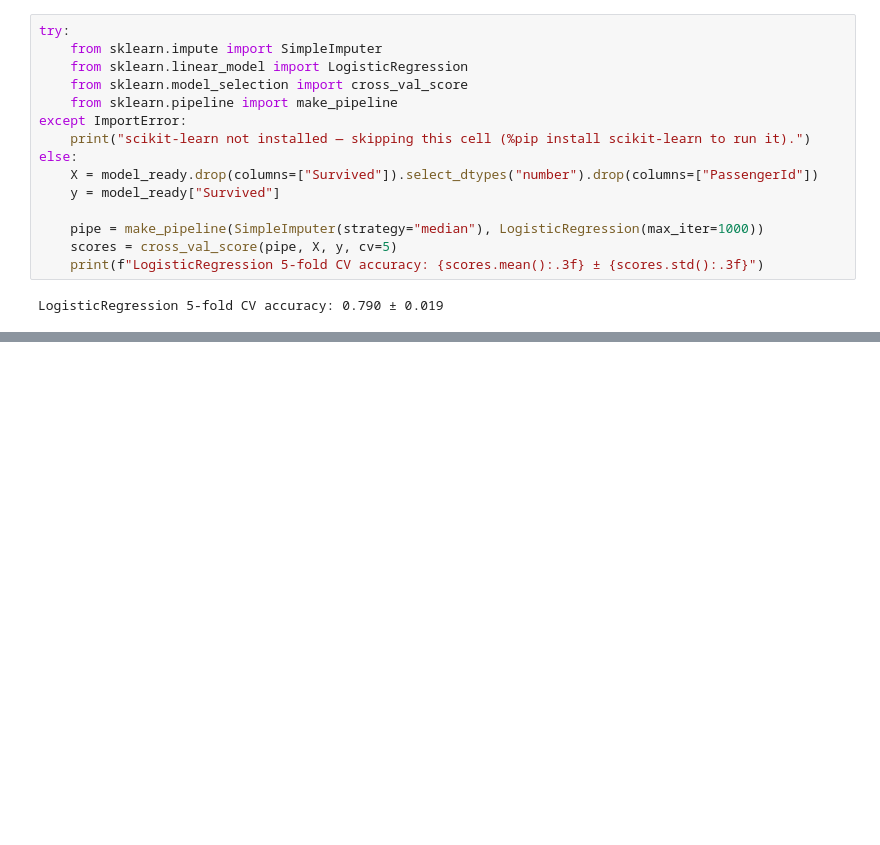
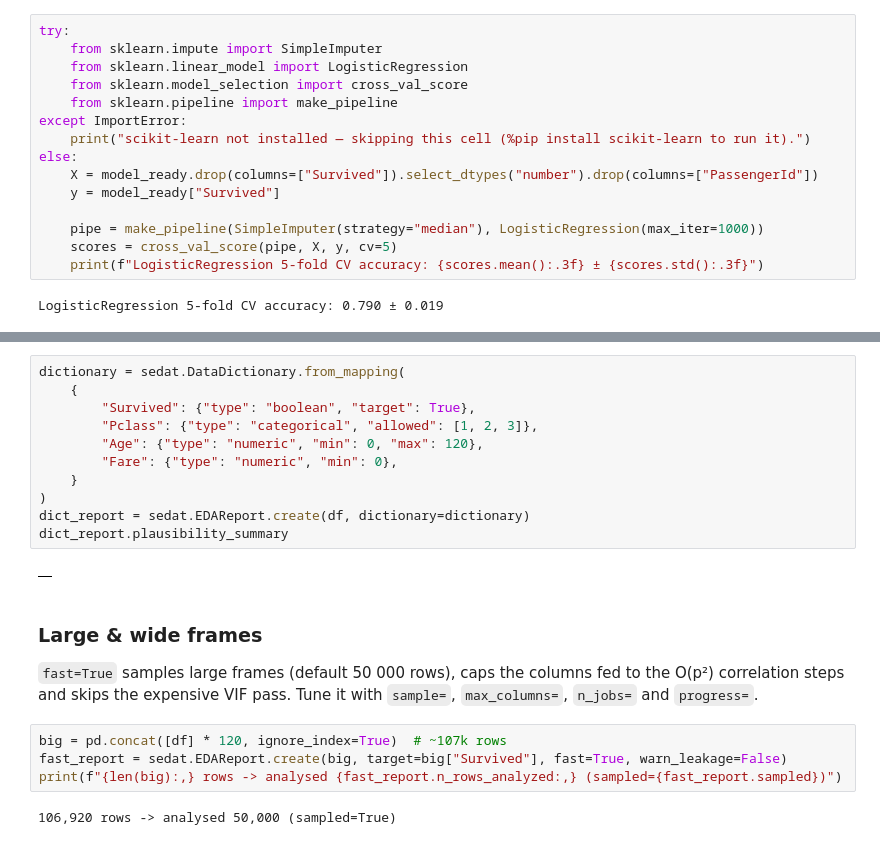
Before and after one commit to haimfeld/se-dat, a Jupyter notebook: examples/titanic_demo.ipynb, the cells around one changed output, grey strips where cells are left out. Saved outputs shown, nothing was run; the diff lists cells and outputs as text; blank space fills up the shorter version.

```diff
--- a/examples/titanic_demo.ipynb
+++ b/examples/titanic_demo.ipynb
@@ -519,3 +602,28 @@ LogisticRegression 5-fold CV accuracy: 0.790 ± 0.019
+# %%
+dictionary = sedat.DataDictionary.from_mapping(
+    {
+        "Survived": {"type": "boolean", "target": True},
+        "Pclass": {"type": "categorical", "allowed": [1, 2, 3]},
+        "Age": {"type": "numeric", "min": 0, "max": 120},
+        "Fare": {"type": "numeric", "min": 0},
+    }
+)
+dict_report = sedat.EDAReport.create(df, dictionary=dictionary)
+dict_report.plausibility_summary
+# %% [output]
+|  |
+# %% [markdown]
+### Large & wide frames
+
+`fast=True` samples large frames (default 50 000 rows), caps the columns fed
+to the O(p²) correlation steps and skips the expensive VIF pass. Tune it
+with `sample=`, `max_columns=`, `n_jobs=` and `progress=`.
+# %%
+big = pd.concat([df] * 120, ignore_index=True)  # ~107k rows
+fast_report = sedat.EDAReport.create(big, target=big["Survived"], fast=True, warn_leakage=False)
+print(f"{len(big):,} rows -> analysed {fast_report.n_rows_analyzed:,} (sampled={fast_report.sampled})")
+# %% [output]
+106,920 rows -> analysed 50,000 (sampled=True)
 # %% [markdown]
 ## Wrap-up
 
```
Also changed, not shown: parts of 26 cells of this notebook, 26 other files.
